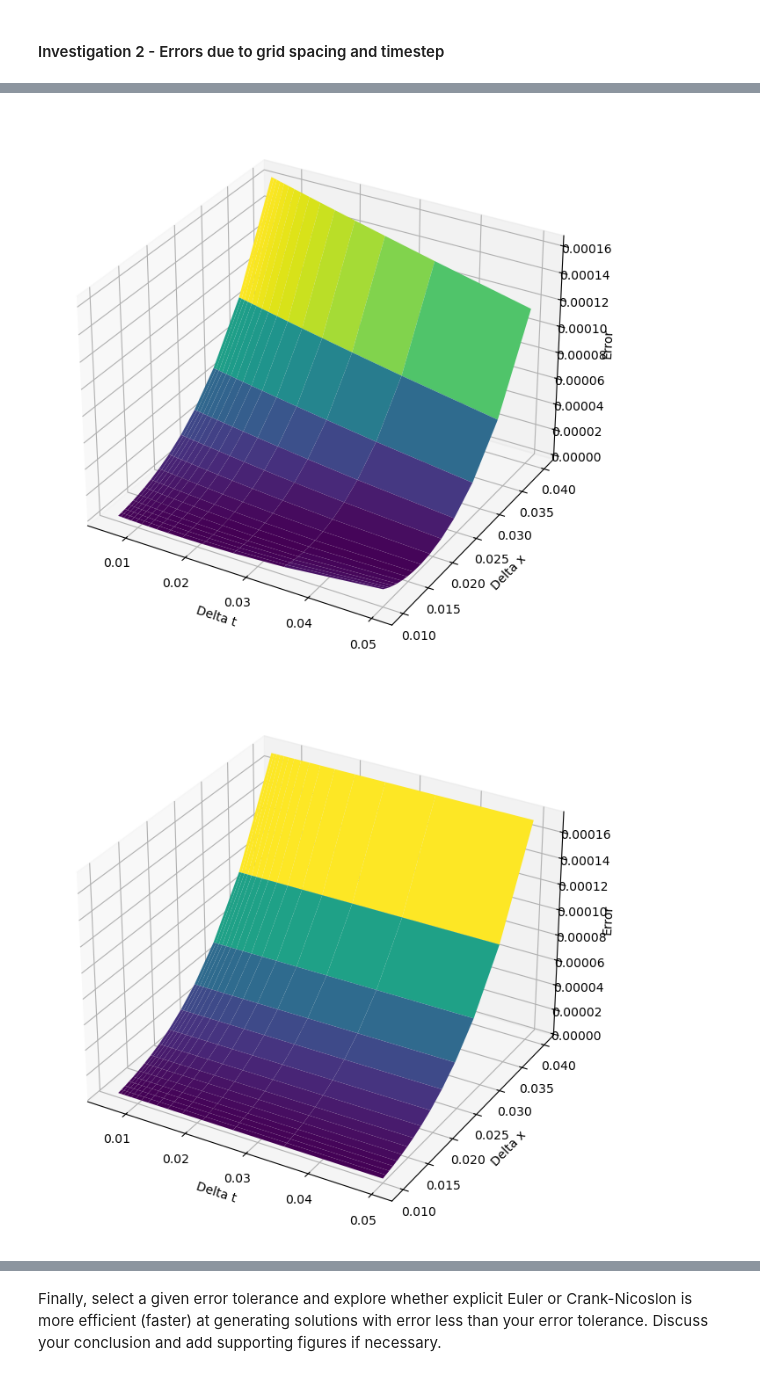
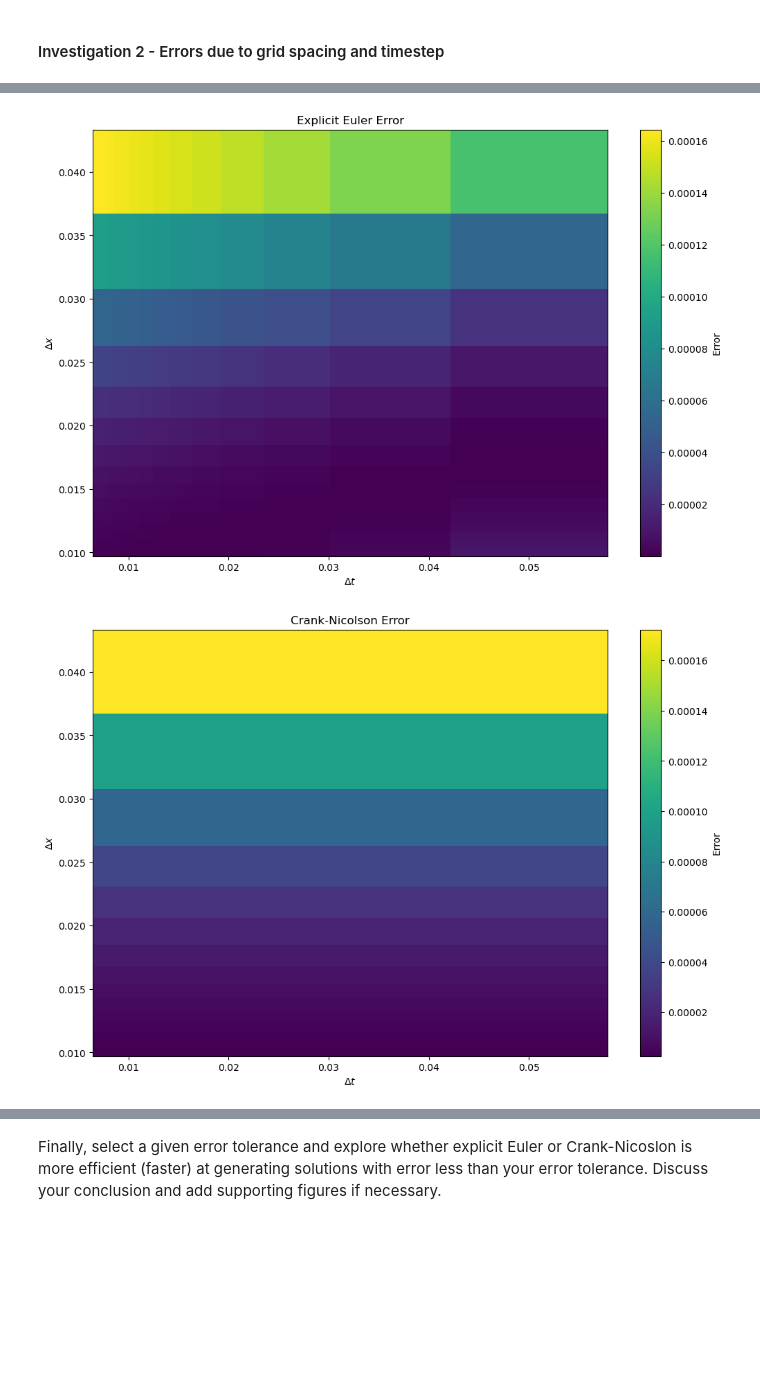
Before and after one commit to maxcharvey/QCES_LNM_projects, a Jupyter notebook: Project1_numerical_methods.ipynb, the cells around one changed output, grey strips where cells are left out. Drawn from its saved outputs; the diff is of its cells as text; code cells hidden in the pictures; blank space fills up the shorter version.

```diff
--- a/Project1_numerical_methods.ipynb
+++ b/Project1_numerical_methods.ipynb
@@ -208,12 +208,12 @@ for i, kappa in enumerate(kappa_values):
     contour = plt.contour(delta_x_values, delta_t_values, below_threshold.T, levels=[0.5], colors=colors[i])
 
     # Add a label for the line in the legend
-    plt.plot([], [], color=colors[i], label=f'kappa = {kappa}')
+    plt.plot([], [], color=colors[i], label=f'$\kappa$ = {kappa}')
 
 # Add title and labels
-plt.title('Stability Boundaries for Different Values of kappa')
-plt.xlabel('delta_x')
-plt.ylabel('delta_t')
+plt.title('Stability Boundaries for EE method with varying $\kappa$')
+plt.xlabel('$\Delta x$')
+plt.ylabel('$\Delta t$')
 plt.grid(True)
 
 # Add a legend
@@ -382,25 +409,28 @@ Crank-Nicolson method took 0.13 seconds
 # %%
 import matplotlib.pyplot as plt
 from mpl_toolkits.mplot3d import axes3d
 import pandas as pd
 
 
-ax = plt.figure(figsize=(12,8)).add_subplot(projection='3d')
-ax.plot_surface(10/Nt_mesh, 2/Nx_mesh, EE_2d, cmap='viridis')
-ax.set_xlabel('Delta t')
-ax.set_ylabel('Delta x')
-ax.set_zlabel('Error')
+plt.figure(figsize=(12, 8))
+plt.pcolor(10/Nt_mesh, 2/Nx_mesh, EE_2d, cmap='viridis', shading='auto')
+plt.colorbar(label='Error')
+plt.xlabel('$\Delta t$')
+plt.ylabel('$\Delta x$')
+plt.title('Explicit Euler Error')
 plt.show()
 
-ax1=plt.figure(figsize=(12,8)).add_subplot(projection='3d')
-ax1.plot_surface(10/Nt_mesh, 2/Nx_mesh, CN_2d, cmap='viridis')
-ax1.set_xlabel('Delta t')
-ax1.set_ylabel('Delta x')
-ax1.set_zlabel('Error')
+# Crank-Nicolson Error Surface as 2D
+plt.figure(figsize=(12, 8))
+plt.pcolor(10/Nt_mesh, 2/Nx_mesh, CN_2d, cmap='viridis', shading='auto')
+plt.colorbar(label='Error')
+plt.xlabel('$\Delta t$')
+plt.ylabel('$\Delta x$')
+plt.title('Crank-Nicolson Error')
 plt.show()
 # %% [output]
-[figure, old version]
+[figure, new version]
-[figure, old version]
+[figure, new version]
 # %%
 # Let's also just do either delta x or delta t at once as well but with newly just 1D arrays of delta x or delta t values:
 
```
Also changed, not shown: parts of 20 cells of this notebook, 3 other files.
